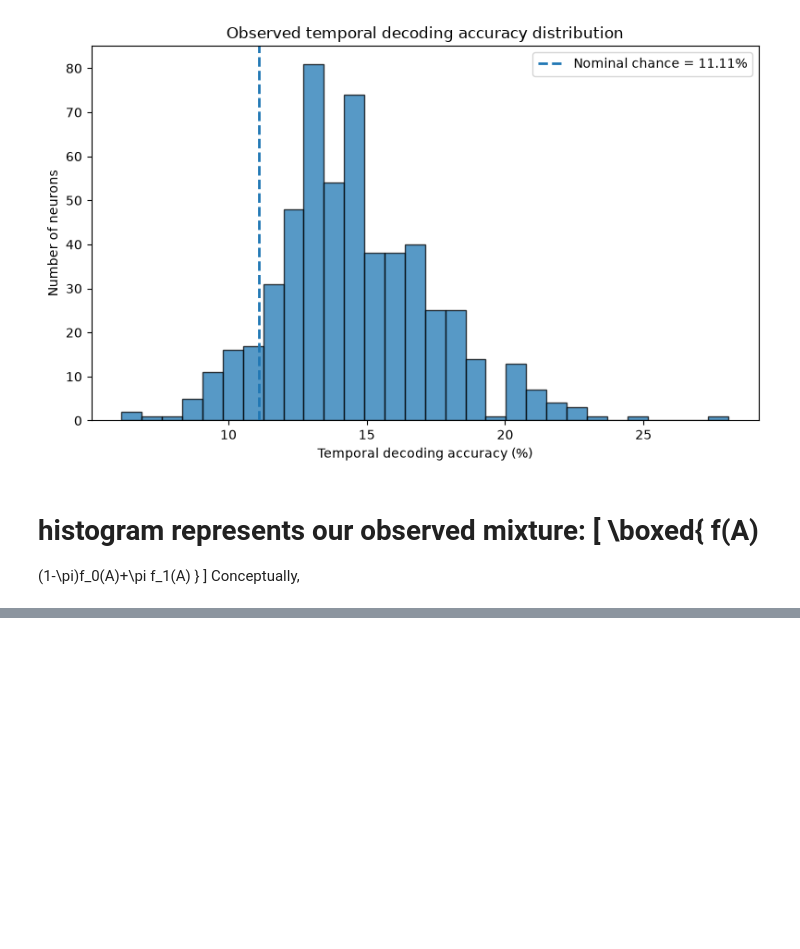
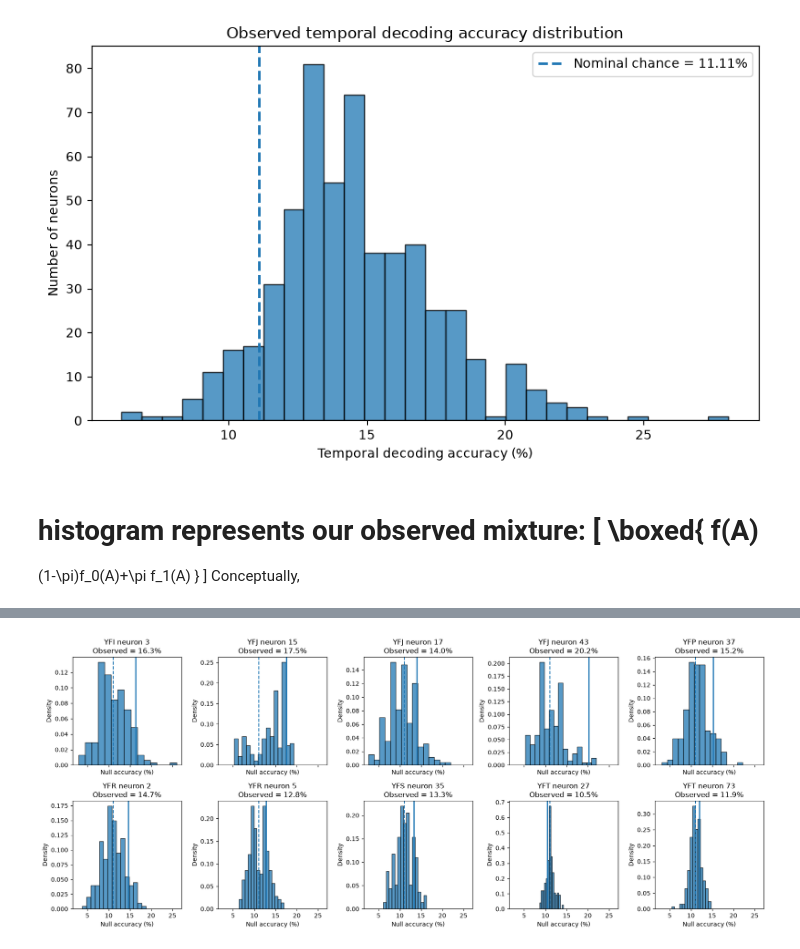
Before and after one commit to Shafiq-Abdu/number-simplex-reproduction, a Jupyter notebook: notebooks1/bayesianfig1.ipynb, the cells around one changed output, grey strips where cells are left out. Drawn from its saved outputs; the diff is of its cells as text; code cells hidden in the pictures; blank space fills up the shorter version.

```diff
--- a/notebooks1/bayesianfig1.ipynb
+++ b/notebooks1/bayesianfig1.ipynb
@@ -192,0 +504,54 @@ print(inspect.getsource(permutation_test_decoding))
+# %%
+import matplotlib.pyplot as plt
+
+fig, axes = plt.subplots(
+    2, 5,
+    figsize=(17, 7),
+    sharex=True
+)
+
+axes = axes.flatten()
+
+for ax, ((subject, neuron), group) in zip(
+    axes,
+    null_df.groupby(["subject", "neuron"])
+):
+
+    observed = group["observed_TC_accuracy"].iloc[0]
+
+    ax.hist(
+        100 * group["null_accuracy"],
+        bins=15,
+        alpha=0.75,
+        edgecolor="black",
+        density=True
+    )
+
+    # Observed decoding accuracy
+    ax.axvline(
+        100 * observed,
+        linestyle="-",
+        linewidth=2,
+        label="Observed"
+    )
+
+    # Nominal 9-class chance
+    ax.axvline(
+        100 / 9,
+        linestyle="--",
+        linewidth=1.5,
+        label="11.11%"
+    )
+
+    ax.set_title(
+        f"{subject} neuron {neuron}\n"
+        f"Observed = {100*observed:.1f}%"
+    )
+
+    ax.set_xlabel("Null accuracy (%)")
+    ax.set_ylabel("Density")
+
+plt.tight_layout()
+plt.show()
+# %% [output]
+[figure, added]
```
Also changed, not shown: parts of 17 cells of this notebook, 35 other files.
